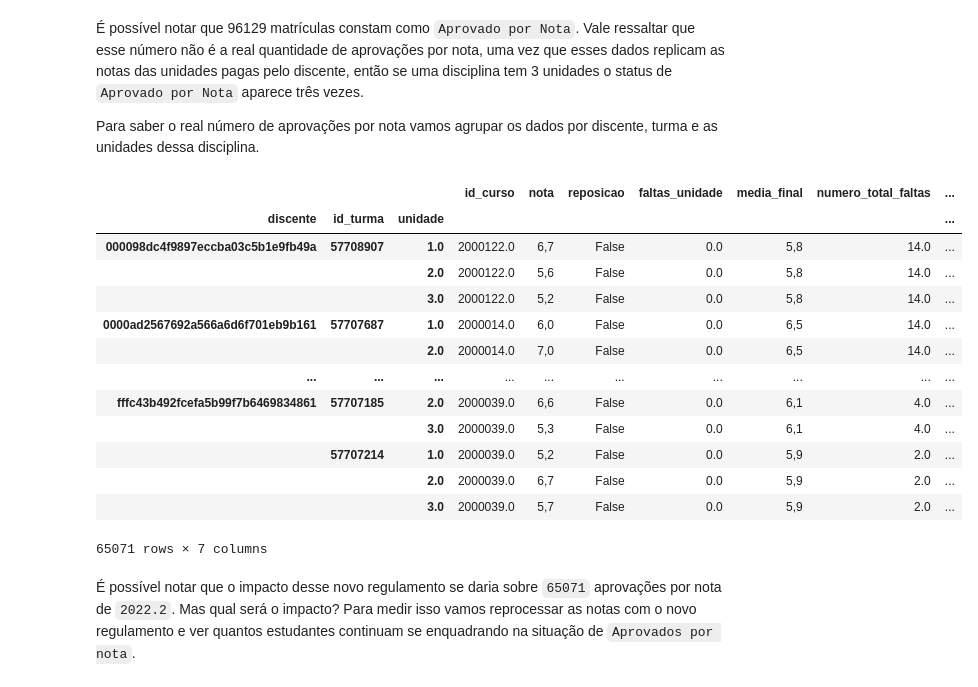
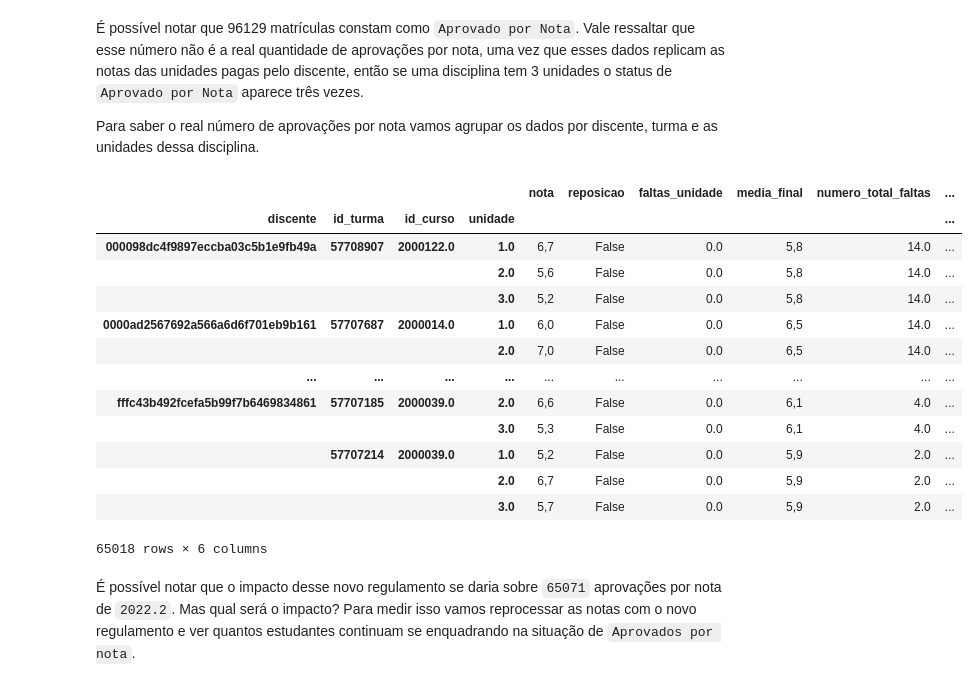
Before and after one commit to itepifanio/impacto-novo-regulamento-ufrn, a Jupyter notebook: 00_impacto_novo_regulamento.ipynb, the cells around one changed output. Saved outputs shown, nothing was run; the diff lists cells and outputs as text; code cells hidden in the pictures.

```diff
--- a/00_impacto_novo_regulamento.ipynb
+++ b/00_impacto_novo_regulamento.ipynb
@@ -57,23 +57,23 @@ len(df_aprovados_nota)
 
 Para saber o real número de aprovações por nota vamos agrupar os dados por discente, turma e as unidades dessa disciplina.
 # %%
-df_aprovados_nota_grupo = df_aprovados_nota.groupby(by=['discente', 'id_turma', 'unidade'])
+df_aprovados_nota_grupo = df_aprovados_nota.groupby(by=['discente', 'id_turma', 'id_curso','unidade'])
 df_aprovados_nota_grupo.first()
 # %% [output]
-|  |  |  | id_curso | nota | reposicao | faltas_unidade | media_final | numero_total_faltas | ... |
-| discente | id_turma | unidade |  |  |  |  |  |  | ... |
-| 000098dc4f9897eccba03c5b1e9fb49a | 57708907 | 1.0 | 2000122.0 | 6,7 | False | 0.0 | 5,8 | 14.0 | ... |
-|  |  | 2.0 | 2000122.0 | 5,6 | False | 0.0 | 5,8 | 14.0 | ... |
-|  |  | 3.0 | 2000122.0 | 5,2 | False | 0.0 | 5,8 | 14.0 | ... |
-| 0000ad2567692a566a6d6f701eb9b161 | 57707687 | 1.0 | 2000014.0 | 6,0 | False | 0.0 | 6,5 | 14.0 | ... |
-|  |  | 2.0 | 2000014.0 | 7,0 | False | 0.0 | 6,5 | 14.0 | ... |
+|  |  |  |  | nota | reposicao | faltas_unidade | media_final | numero_total_faltas | ... |
+| discente | id_turma | id_curso | unidade |  |  |  |  |  | ... |
+| 000098dc4f9897eccba03c5b1e9fb49a | 57708907 | 2000122.0 | 1.0 | 6,7 | False | 0.0 | 5,8 | 14.0 | ... |
+|  |  |  | 2.0 | 5,6 | False | 0.0 | 5,8 | 14.0 | ... |
+|  |  |  | 3.0 | 5,2 | False | 0.0 | 5,8 | 14.0 | ... |
+| 0000ad2567692a566a6d6f701eb9b161 | 57707687 | 2000014.0 | 1.0 | 6,0 | False | 0.0 | 6,5 | 14.0 | ... |
+|  |  |  | 2.0 | 7,0 | False | 0.0 | 6,5 | 14.0 | ... |
 | ... | ... | ... | ... | ... | ... | ... | ... | ... | ... |
-| fffc43b492fcefa5b99f7b6469834861 | 57707185 | 2.0 | 2000039.0 | 6,6 | False | 0.0 | 6,1 | 4.0 | ... |
-|  |  | 3.0 | 2000039.0 | 5,3 | False | 0.0 | 6,1 | 4.0 | ... |
-|  | 57707214 | 1.0 | 2000039.0 | 5,2 | False | 0.0 | 5,9 | 2.0 | ... |
-|  |  | 2.0 | 2000039.0 | 6,7 | False | 0.0 | 5,9 | 2.0 | ... |
-|  |  | 3.0 | 2000039.0 | 5,7 | False | 0.0 | 5,9 | 2.0 | ... |
+| fffc43b492fcefa5b99f7b6469834861 | 57707185 | 2000039.0 | 2.0 | 6,6 | False | 0.0 | 6,1 | 4.0 | ... |
+|  |  |  | 3.0 | 5,3 | False | 0.0 | 6,1 | 4.0 | ... |
+|  | 57707214 | 2000039.0 | 1.0 | 5,2 | False | 0.0 | 5,9 | 2.0 | ... |
+|  |  |  | 2.0 | 6,7 | False | 0.0 | 5,9 | 2.0 | ... |
+|  |  |  | 3.0 | 5,7 | False | 0.0 | 5,9 | 2.0 | ... |
-65071 rows × 7 columns
+65018 rows × 6 columns
 # %% [markdown]
 É possível notar que o impacto desse novo regulamento se daria sobre `65071` aprovações por nota de `2022.2`. Mas qual será o impacto? Para medir isso vamos reprocessar as notas com o novo regulamento e ver quantos estudantes continuam se enquadrando na situação de `Aprovados por nota`.
 # %%
```
Also changed, not shown: parts of 7 cells of this notebook, 3 other files.
